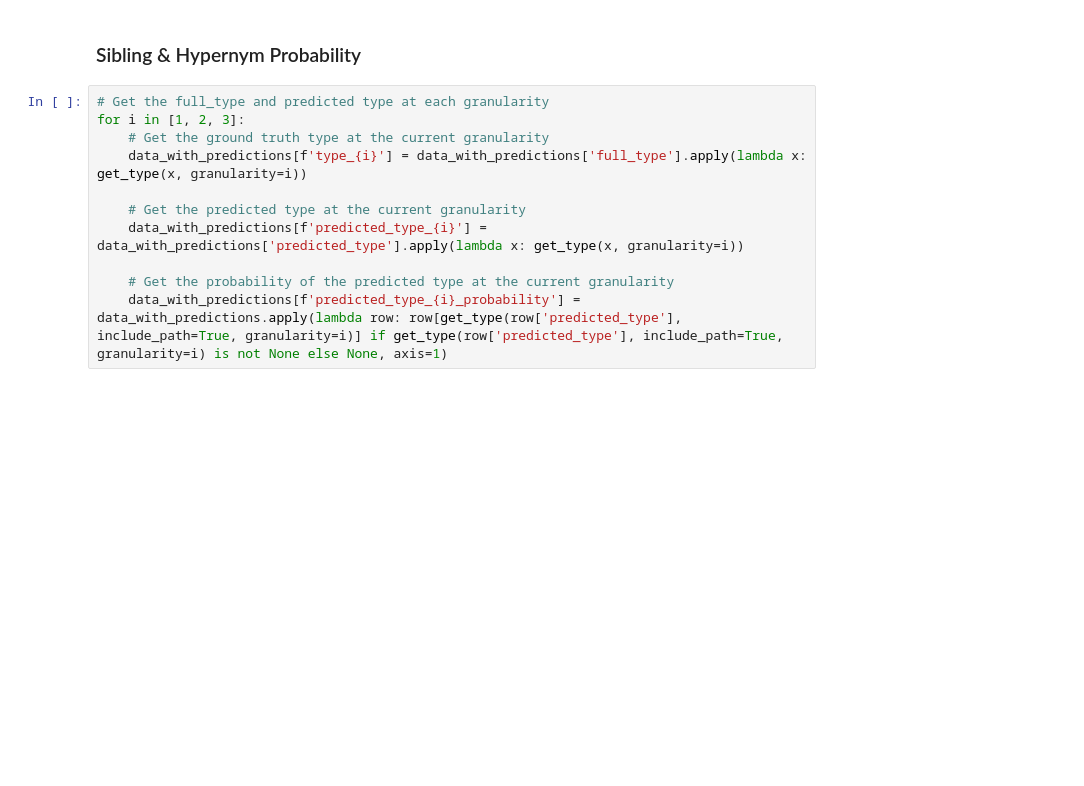
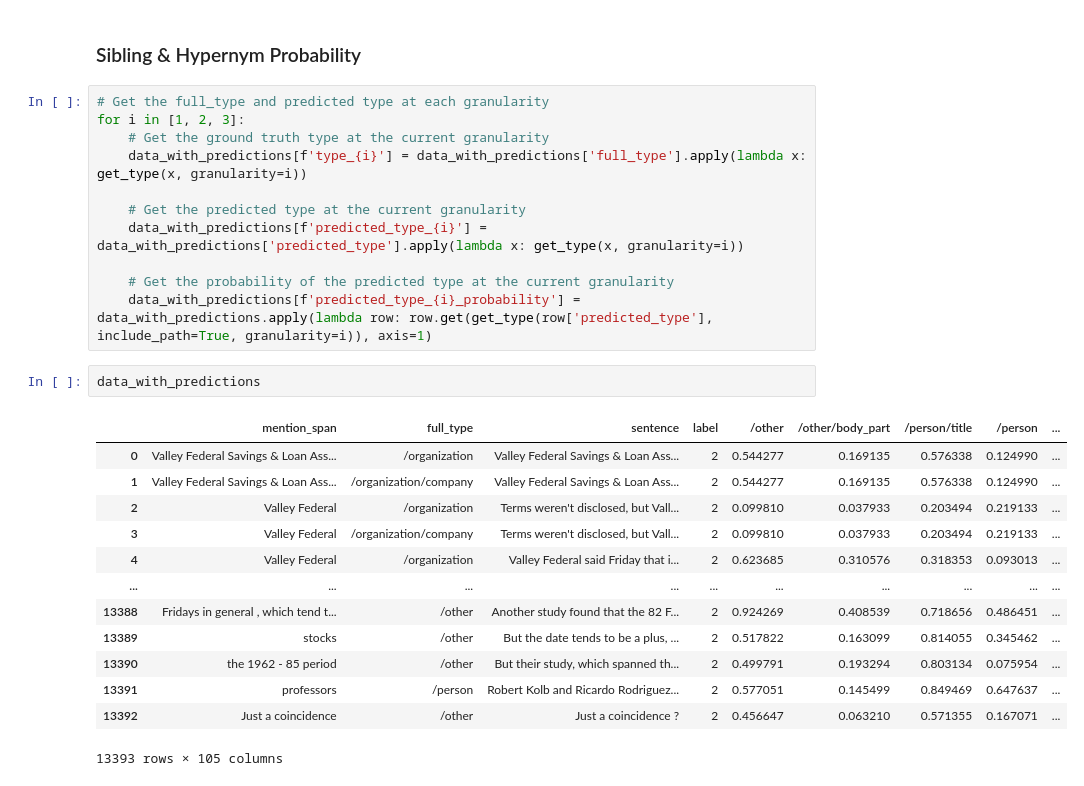
Before and after one commit to psaegert/nli-nec, a Jupyter notebook: dev/experimental/evaluate.ipynb, the cells around one changed output. Drawn from its saved outputs; the diff is of its cells as text; blank space fills up the shorter version.

```diff
--- a/dev/experimental/evaluate.ipynb
+++ b/dev/experimental/evaluate.ipynb
@@ -241,4 +244,20 @@ for i in [1, 2, 3]:
     data_with_predictions[f'predicted_type_{i}'] = data_with_predictions['predicted_type'].apply(lambda x: get_type(x, granularity=i))
 
     # Get the probability of the predicted type at the current granularity
-    data_with_predictions[f'predicted_type_{i}_probability'] = data_with_predictions.apply(lambda row: row[get_type(row['predicted_type'], include_path=True, granularity=i)] if get_type(row['predicted_type'], include_path=True, granularity=i) is not None else None, axis=1)
+    data_with_predictions[f'predicted_type_{i}_probability'] = data_with_predictions.apply(lambda row: row.get(get_type(row['predicted_type'], include_path=True, granularity=i)), axis=1)
+# %%
+data_with_predictions
+# %% [output]
+|  | mention_span | full_type | sentence | label | /other | /other/body_part | /person/title | /person | ... |
+| 0 | Valley Federal Savings & Loan Ass... | /organization | Valley Federal Savings & Loan Ass... | 2 | 0.544277 | 0.169135 | 0.576338 | 0.124990 | ... |
+| 1 | Valley Federal Savings & Loan Ass... | /organization/company | Valley Federal Savings & Loan Ass... | 2 | 0.544277 | 0.169135 | 0.576338 | 0.124990 | ... |
+| 2 | Valley Federal | /organization | Terms weren't disclosed, but Vall... | 2 | 0.099810 | 0.037933 | 0.203494 | 0.219133 | ... |
+| 3 | Valley Federal | /organization/company | Terms weren't disclosed, but Vall... | 2 | 0.099810 | 0.037933 | 0.203494 | 0.219133 | ... |
+| 4 | Valley Federal | /organization | Valley Federal said Friday that i... | 2 | 0.623685 | 0.310576 | 0.318353 | 0.093013 | ... |
+| ... | ... | ... | ... | ... | ... | ... | ... | ... | ... |
+| 13388 | Fridays in general , which tend t... | /other | Another study found that the 82 F... | 2 | 0.924269 | 0.408539 | 0.718656 | 0.486451 | ... |
+| 13389 | stocks | /other | But the date tends to be a plus, ... | 2 | 0.517822 | 0.163099 | 0.814055 | 0.345462 | ... |
+| 13390 | the 1962 - 85 period | /other | But their study, which spanned th... | 2 | 0.499791 | 0.193294 | 0.803134 | 0.075954 | ... |
+| 13391 | professors | /person | Robert Kolb and Ricardo Rodriguez... | 2 | 0.577051 | 0.145499 | 0.849469 | 0.647637 | ... |
+| 13392 | Just a coincidence | /other | Just a coincidence ? | 2 | 0.456647 | 0.063210 | 0.571355 | 0.167071 | ... |
+13393 rows × 105 columns
```
Also changed, not shown: parts of 2 cells of this notebook.
